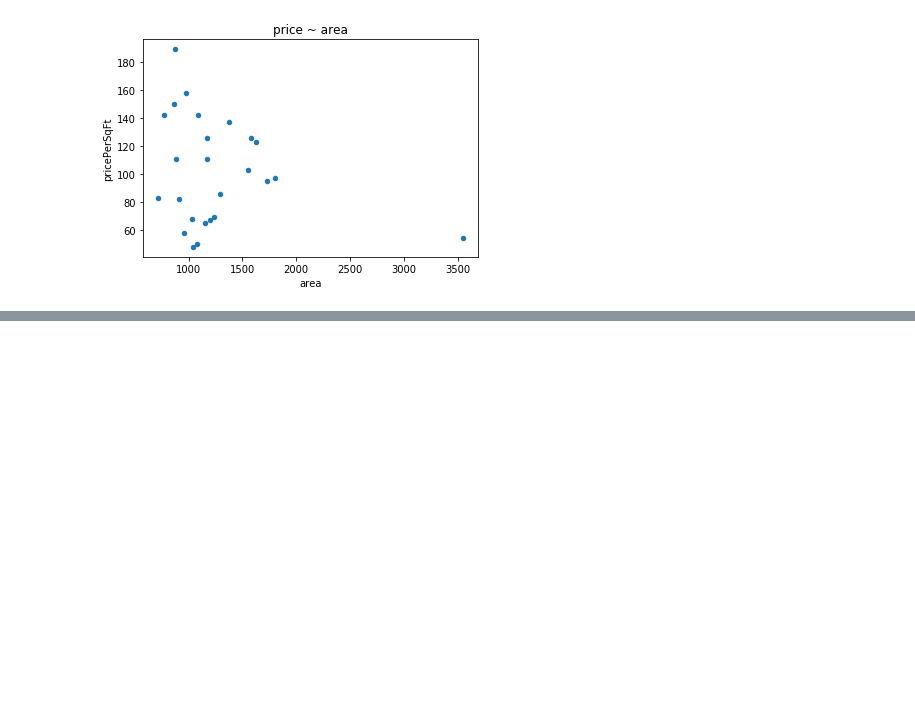
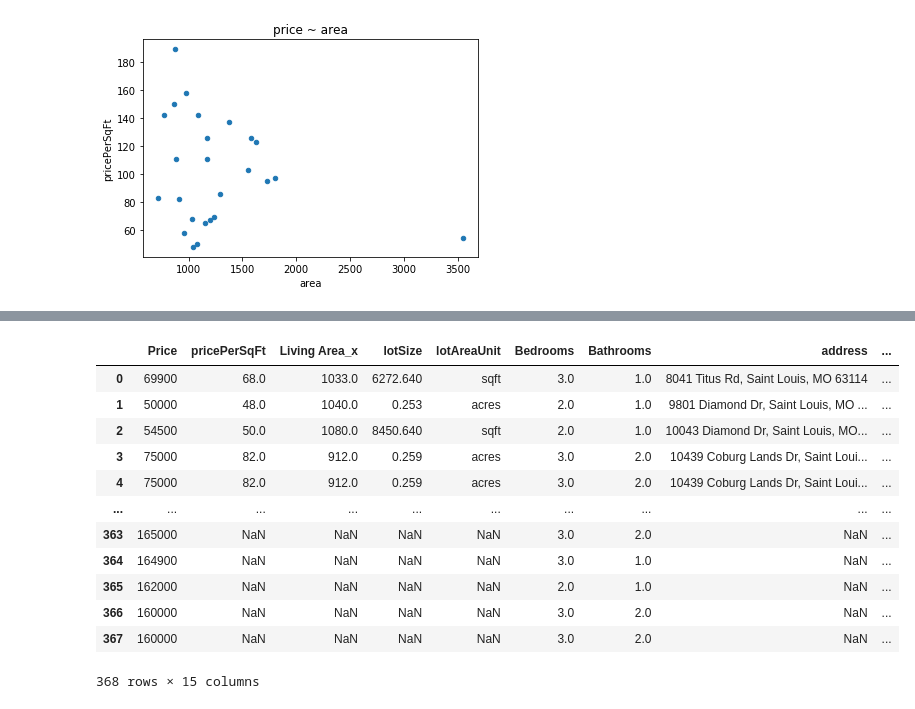
Before and after one commit to DamonChen-slu/hds5210-2022, a Jupyter notebook: Final-2022/Final_project_saint_louis_house_price.ipynb, the cells around one changed output, grey strips where cells are left out. Cells and saved outputs as stored; diff of their text form; code cells hidden in the pictures; blank space fills up the shorter version.

```diff
--- a/Final-2022/Final_project_saint_louis_house_price.ipynb
+++ b/Final-2022/Final_project_saint_louis_house_price.ipynb
@@ -192,0 +287,16 @@ dtype: int64
+# %%
+total
+# %% [output]
+|  | Price | pricePerSqFt | Living Area_x | lotSize | lotAreaUnit | Bedrooms | Bathrooms | address | ... |
+| 0 | 69900 | 68.0 | 1033.0 | 6272.640 | sqft | 3.0 | 1.0 | 8041 Titus Rd, Saint Louis, MO 63114 | ... |
+| 1 | 50000 | 48.0 | 1040.0 | 0.253 | acres | 2.0 | 1.0 | 9801 Diamond Dr, Saint Louis, MO ... | ... |
+| 2 | 54500 | 50.0 | 1080.0 | 8450.640 | sqft | 2.0 | 1.0 | 10043 Diamond Dr, Saint Louis, MO... | ... |
+| 3 | 75000 | 82.0 | 912.0 | 0.259 | acres | 3.0 | 2.0 | 10439 Coburg Lands Dr, Saint Loui... | ... |
+| 4 | 75000 | 82.0 | 912.0 | 0.259 | acres | 3.0 | 2.0 | 10439 Coburg Lands Dr, Saint Loui... | ... |
+| ... | ... | ... | ... | ... | ... | ... | ... | ... | ... |
+| 363 | 165000 | NaN | NaN | NaN | NaN | 3.0 | 2.0 | NaN | ... |
+| 364 | 164900 | NaN | NaN | NaN | NaN | 3.0 | 1.0 | NaN | ... |
+| 365 | 162000 | NaN | NaN | NaN | NaN | 2.0 | 1.0 | NaN | ... |
+| 366 | 160000 | NaN | NaN | NaN | NaN | 3.0 | 2.0 | NaN | ... |
+| 367 | 160000 | NaN | NaN | NaN | NaN | 3.0 | 2.0 | NaN | ... |
+368 rows × 15 columns
```
Also changed, not shown: parts of 31 cells of this notebook.
